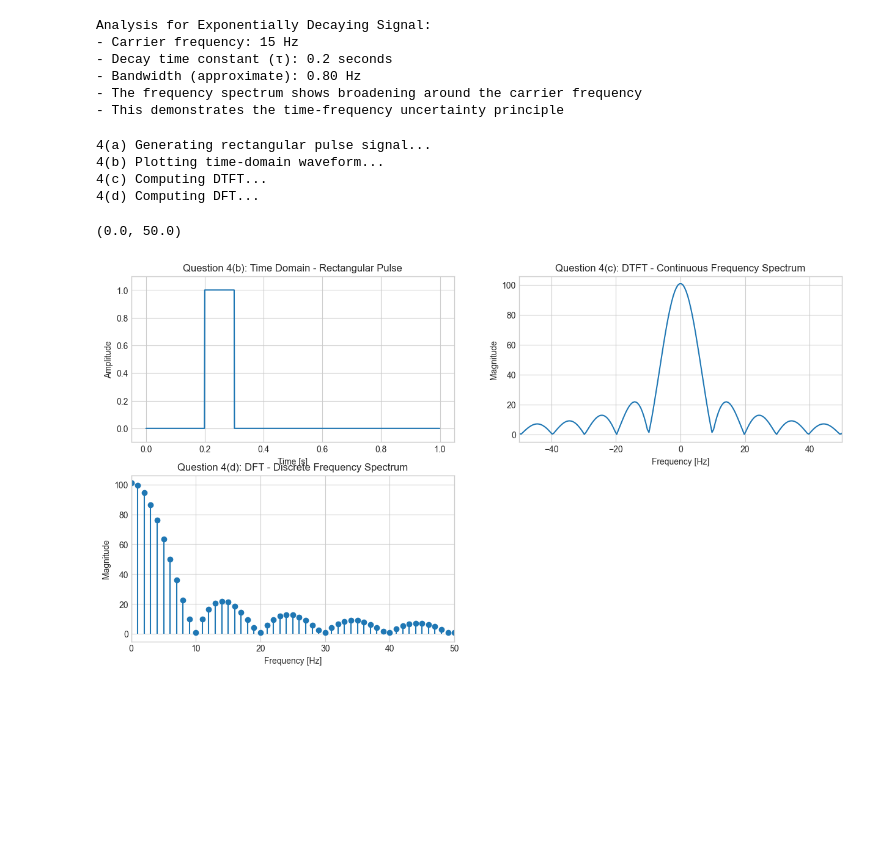
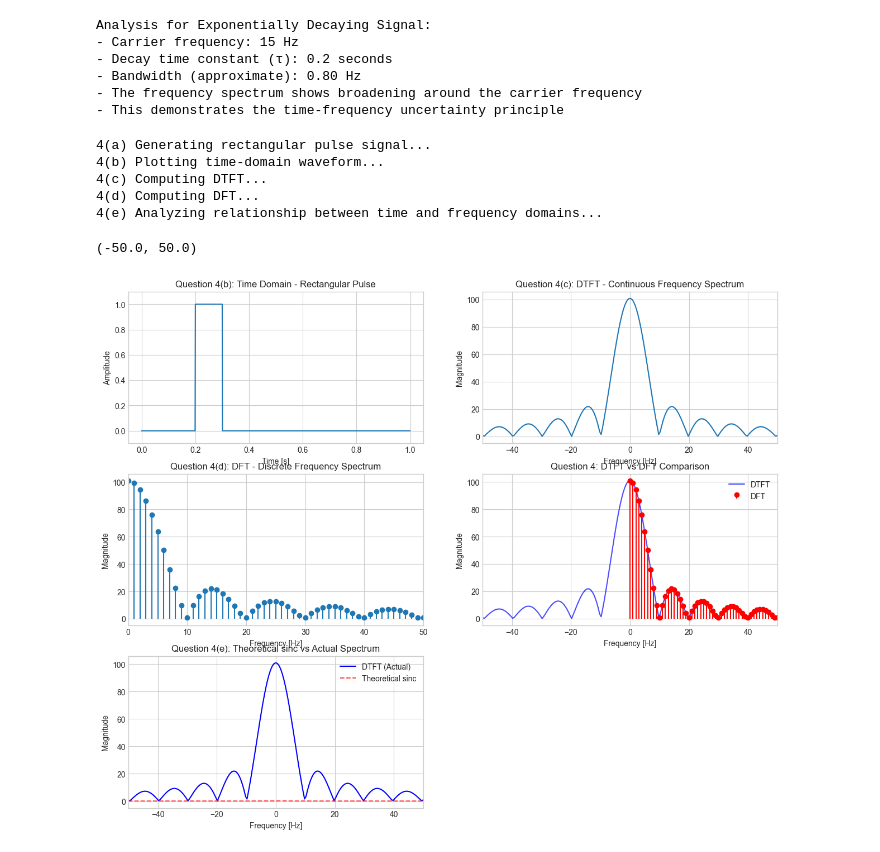
Before and after one commit to Abhijith-E/SPR-lab-2448503, a Jupyter notebook: Lab2.ipynb, the cells around one changed output. Cells and saved outputs as stored; diff of their text form; code cells hidden in the pictures; blank space fills up the shorter version.

Commit message:
plotted theoretical sinc function alongside the DTFT of the rectangular pulse to compare actual and expected frequency spectra

```diff
--- a/Lab2.ipynb
+++ b/Lab2.ipynb
@@ -312,32 +312,49 @@ plt.xlim(-50, 50)
 print("4(d) Computing DFT...")
 dft4 = fft(signal4)
 
 plt.subplot(3, 2, 3)
 plt.stem(freqs_dft[:N//2], np.abs(dft4[:N//2]), basefmt=" ")
 plt.title('Question 4(d): DFT - Discrete Frequency Spectrum')
 plt.xlabel('Frequency [Hz]')
 plt.ylabel('Magnitude')
 plt.grid(True)
 plt.xlim(0, 50)
 
 # Part 4(e): Analysis
 print("4(e) Analyzing relationship between time and frequency domains...")
 
 # Comparison plot
 plt.subplot(3, 2, 4)
 plt.plot(freqs_dtft, np.abs(dtft4), 'b-', label='DTFT', alpha=0.7)
 plt.stem(freqs_dft[:N//2], np.abs(dft4[:N//2])/max(np.abs(dft4[:N//2]))*max(np.abs(dtft4)),
          'r', basefmt=" ", label='DFT')
 plt.title('Question 4: DTFT vs DFT Comparison')
 plt.xlabel('Frequency [Hz]')
 plt.ylabel('Magnitude')
 plt.legend()
 plt.grid(True)
 plt.xlim(-50, 50)
+
+# Theoretical sinc function comparison
+plt.subplot(3, 2, 5)
+# Theoretical sinc function for rectangular pulse
+T_pulse = pulse_width
+f_theoretical = np.linspace(-50, 50, 1000)
+theoretical_spec_sinc = np.abs(T_pulse * np.sinc(f_theoretical * T_pulse))
+
+plt.plot(freqs_dtft, np.abs(dtft4), 'b-', label='DTFT (Actual)')
+plt.plot(f_theoretical, theoretical_spec_sinc, 'r--', label='Theoretical sinc', alpha=0.7)
+plt.title('Question 4(e): Theoretical sinc vs Actual Spectrum')
+plt.xlabel('Frequency [Hz]')
+plt.ylabel('Magnitude')
+plt.legend()
+plt.grid(True)
+plt.xlim(-50, 50)
 # %% [output]
 4(a) Generating rectangular pulse signal...
 4(b) Plotting time-domain waveform...
 4(c) Computing DTFT...
 4(d) Computing DFT...
+4(e) Analyzing relationship between time and frequency domains...
-(0.0, 50.0)
+(-50.0, 50.0)
-[figure, old version]
+[figure, new version]
```
